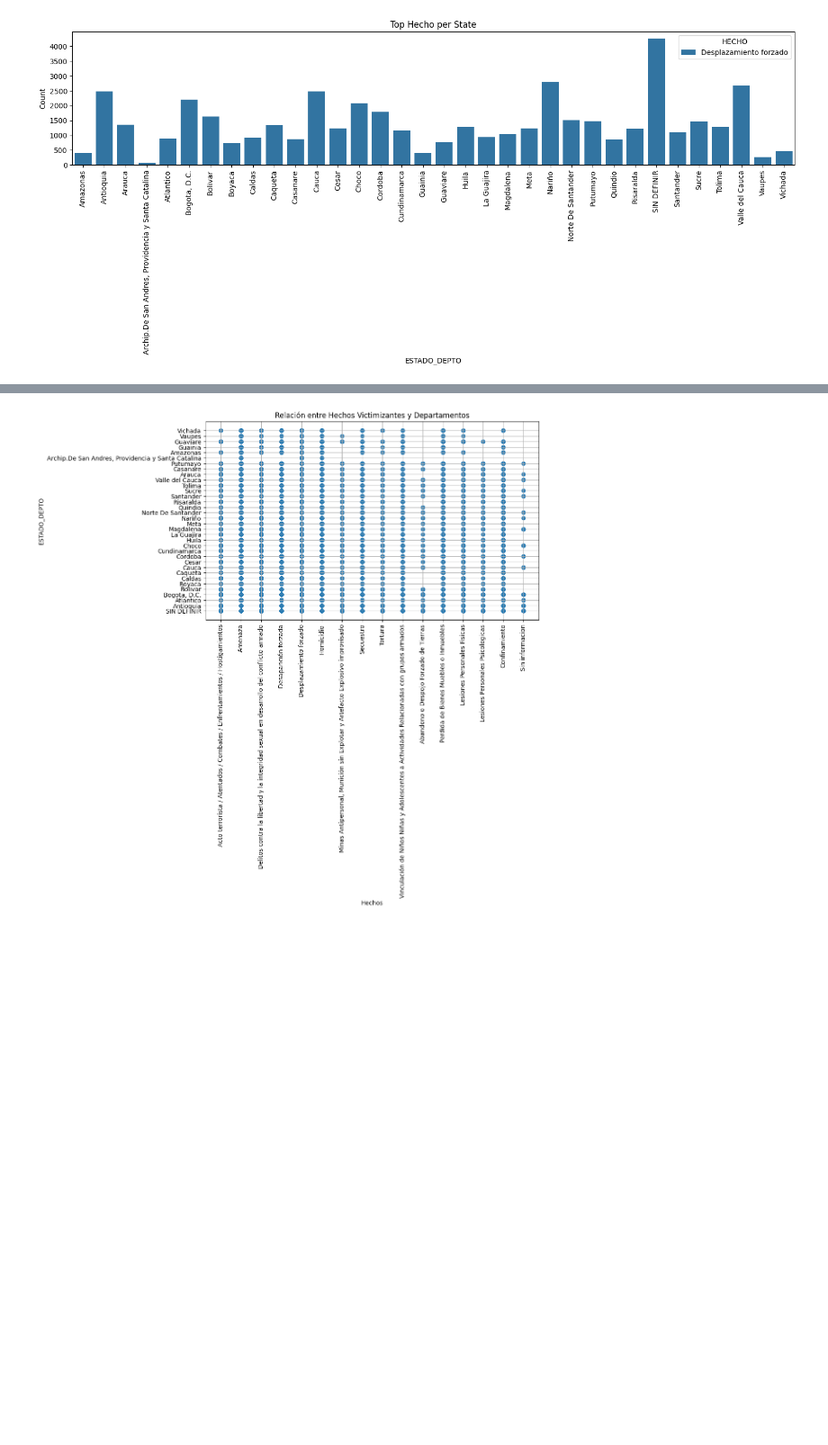
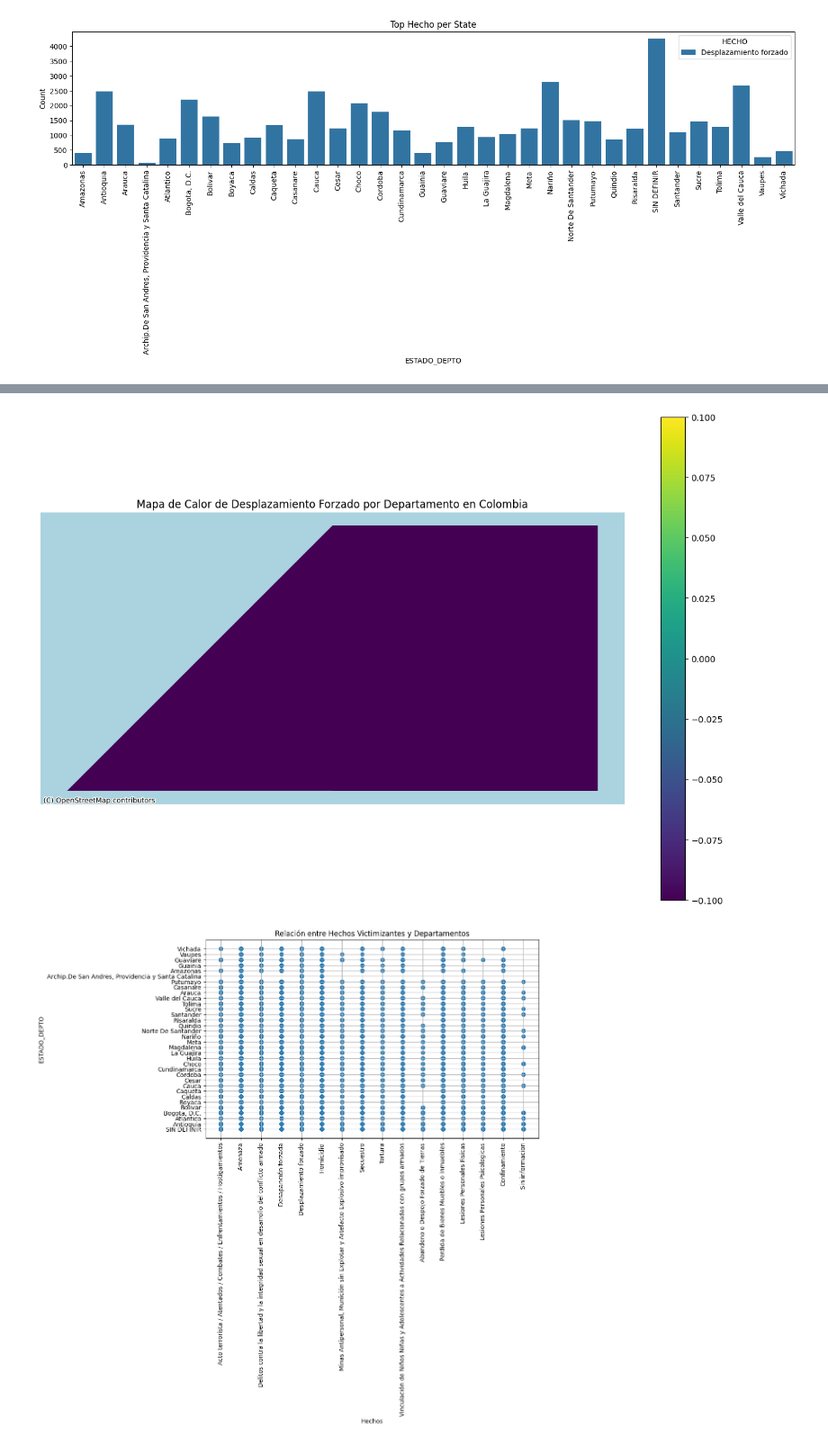
Before and after one commit to oviedokaren19/bc_G3_analisis_victimas, a Jupyter notebook: sprint2.ipynb, the cells around one changed output, grey strips where cells are left out. Shown: that part at 90% size. Saved outputs shown, nothing was run; the diff lists cells and outputs as text; code cells hidden in the pictures; blank space fills up the shorter version.

```diff
--- a/sprint2.ipynb
+++ b/sprint2.ipynb
@@ -222,0 +175,80 @@ plt.show()
+# %%
+# prompt: este gráfico pudiera convertirse en un mapa de calor sobre el mapa de colombia: plt.figure(figsize=(15, 7))
+# sns.barplot(x='ESTADO_DEPTO', y='Count', hue='HECHO', data=top_hechos_per_state)
+# plt.title('Cantidad Desplazamiento Forzado por Departamento')
+# plt.xticks(rotation=90)
+# plt.tight_layout()
+# plt.show()
+
+!pip install geopandas contextily
+
+import geopandas as gpd
+import contextily as ctx
+import matplotlib.pyplot as plt
+
+# Load a shapefile of Colombian departments
+# You might need to download a suitable shapefile, for example from a government source or a public repository like GADM
+# For demonstration, let's assume you have a shapefile named 'colombia_departments.shp'
+# If you don't have one, you can search for 'Colombia administrative boundaries shapefile' online.
+# Make sure the CRS of the shapefile is suitable for plotting (e.g., WGS 84, EPSG:4326)
+try:
+    # Replace 'path/to/your/colombia_departments.shp' with the actual path to your shapefile
+    # You need to load a shapefile of Colombia, not assign a pandas DataFrame
+    colombia_gdf = gpd.read_file('path/to/your/colombia_departments.shp')
+except Exception as e:
+    print(f"Error loading shapefile: {e}")
+    print("Please ensure you have a shapefile of Colombian departments and the path is correct.")
+    print("You might need to download one, search for 'Colombia administrative boundaries shapefile'.")
+    # Create a dummy GeoDataFrame if loading fails to avoid crashing the notebook
+    # This dummy data will not produce a valid map
+    from shapely.geometry import Polygon
+    dummy_geometry = [Polygon([(0, 0), (1, 1), (1, 0)]), Polygon([(1, 0), (1, 1), (2, 1), (2, 0)])]
+    colombia_gdf = gpd.GeoDataFrame({'ESTADO_DEPTO': ['Departamento1', 'Departamento2'], 'geometry': dummy_geometry}, crs="EPSG:4326")
+
+
+# Ensure the department names in your dataframe match the names in the shapefile
+# You might need to perform some data cleaning or mapping between your 'ESTADO_DEPTO'
+# and the department names in the GeoDataFrame.
+# For example, check the unique values in colombia_gdf['NOM_DEP'] (or the column
+# that contains department names in your shapefile) and top_hechos_per_state['ESTADO_DEPTO']
+# to identify discrepancies.
+
+# Example mapping if needed:
+# name_mapping = {
+#     'BOGOTÁ D.C.': 'Bogotá, D.C.',
+#     'VALLE': 'Valle del Cauca',
+#     # Add other mappings as needed
+# }
+# top_hechos_per_state['ESTADO_DEPTO_Mapped'] = top_hechos_per_state['ESTADO_DEPTO'].map(name_mapping).fillna(top_hechos_per_state['ESTADO_DEPTO'])
+
+# Merge your data with the GeoDataFrame
+# Ensure the column used for merging is the one with matching department names
+# Replace 'NOM_DEP' with the actual column name in your shapefile that contains department names
+merged_gdf = colombia_gdf.merge(top_hechos_per_state, left_on='ESTADO_DEPTO', right_on='ESTADO_DEPTO', how='left')
+
+# Fill NaN values in 'Count' with 0 for departments with no displacement data
+merged_gdf['Count'] = merged_gdf['Count'].fillna(0)
+
+# Plotting the heatmap
+fig, ax = plt.subplots(1, 1, figsize=(15, 10))
+
+# Plot the merged GeoDataFrame as a heatmap
+# Simplified legend parameters to avoid the error
+merged_gdf.plot(column='Count', ax=ax, legend=True)
+
+# Add a basemap for context (optional, requires contextily)
+try:
+    # Ensure the GeoDataFrame has a CRS before adding a basemap
+    if merged_gdf.crs:
+        ctx.add_basemap(ax, crs=merged_gdf.crs.to_epsg(), source=ctx.providers.OpenStreetMap.Mapnik)
+    else:
+        print("GeoDataFrame has no CRS, cannot add basemap.")
+except Exception as e:
+    print(f"Could not add basemap: {e}")
+    print("Ensure you have a valid CRS set for the GeoDataFrame and internet connection.")
+
+
+ax.set_title('Mapa de Calor de Desplazamiento Forzado por Departamento en Colombia')
+ax.set_axis_off()
+plt.show()
+# %% [output]
@@ -223,3 +272,4 @@ plt.show()
+[figure, added]
 # %%
 # Extract the data for the plot
 hechos = df_filtrado['HECHO']
```
Also changed, not shown: parts of 18 cells of this notebook.
